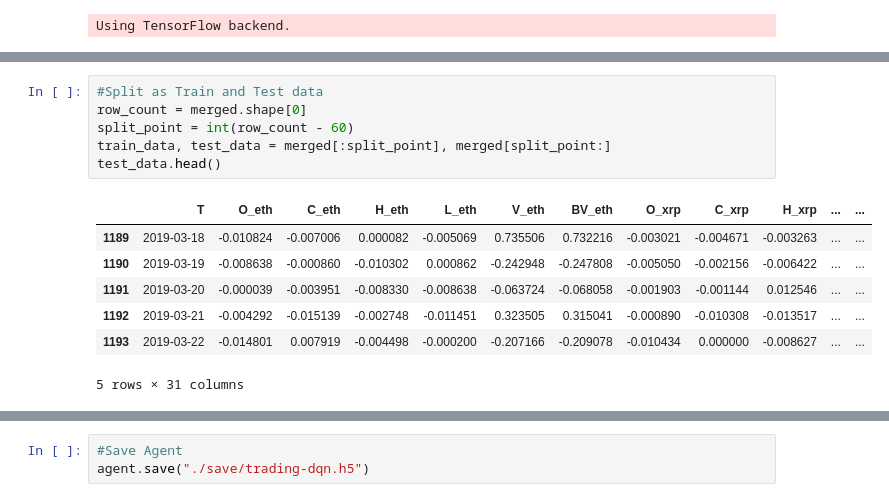
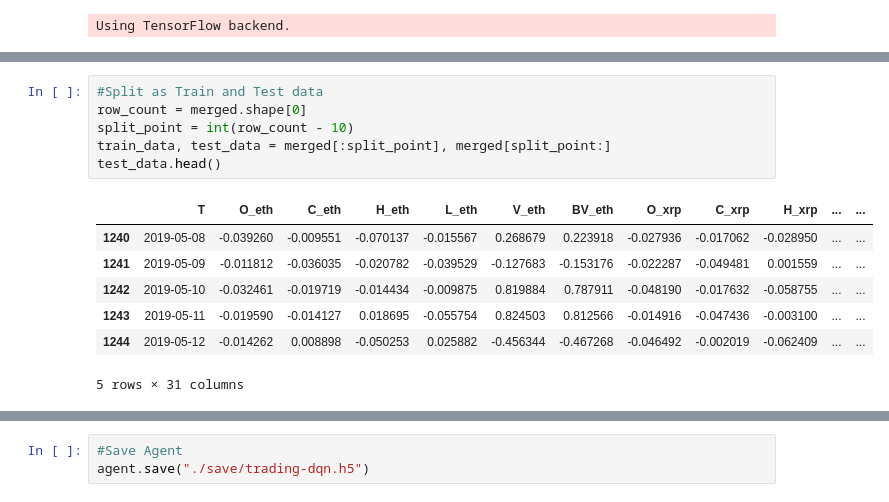
Before and after one commit to sarikayamehmet/CryptoPortfolio, a Jupyter notebook: CryptoPortfolio.ipynb, the cells around one changed output, grey strips where cells are left out. Cells and saved outputs as stored; diff of their text form.

```diff
--- a/CryptoPortfolio.ipynb
+++ b/CryptoPortfolio.ipynb
@@ -167,14 +167,14 @@ class DQNAgent:
 # %%
 #Split as Train and Test data
 row_count = merged.shape[0]
-split_point = int(row_count - 60)
+split_point = int(row_count - 10)
 train_data, test_data = merged[:split_point], merged[split_point:]
 test_data.head()
 # %% [output]
 |  | T | O_eth | C_eth | H_eth | L_eth | V_eth | BV_eth | O_xrp | C_xrp | H_xrp | ... | ... |
-| 1189 | 2019-03-18 | -0.010824 | -0.007006 | 0.000082 | -0.005069 | 0.735506 | 0.732216 | -0.003021 | -0.004671 | -0.003263 | ... | ... |
-| 1190 | 2019-03-19 | -0.008638 | -0.000860 | -0.010302 | 0.000862 | -0.242948 | -0.247808 | -0.005050 | -0.002156 | -0.006422 | ... | ... |
-| 1191 | 2019-03-20 | -0.000039 | -0.003951 | -0.008330 | -0.008638 | -0.063724 | -0.068058 | -0.001903 | -0.001144 | 0.012546 | ... | ... |
-| 1192 | 2019-03-21 | -0.004292 | -0.015139 | -0.002748 | -0.011451 | 0.323505 | 0.315041 | -0.000890 | -0.010308 | -0.013517 | ... | ... |
-| 1193 | 2019-03-22 | -0.014801 | 0.007919 | -0.004498 | -0.000200 | -0.207166 | -0.209078 | -0.010434 | 0.000000 | -0.008627 | ... | ... |
+| 1240 | 2019-05-08 | -0.039260 | -0.009551 | -0.070137 | -0.015567 | 0.268679 | 0.223918 | -0.027936 | -0.017062 | -0.028950 | ... | ... |
+| 1241 | 2019-05-09 | -0.011812 | -0.036035 | -0.020782 | -0.039529 | -0.127683 | -0.153176 | -0.022287 | -0.049481 | 0.001559 | ... | ... |
+| 1242 | 2019-05-10 | -0.032461 | -0.019719 | -0.014434 | -0.009875 | 0.819884 | 0.787911 | -0.048190 | -0.017632 | -0.058755 | ... | ... |
+| 1243 | 2019-05-11 | -0.019590 | -0.014127 | 0.018695 | -0.055754 | 0.824503 | 0.812566 | -0.014916 | -0.047436 | -0.003100 | ... | ... |
+| 1244 | 2019-05-12 | -0.014262 | 0.008898 | -0.050253 | 0.025882 | -0.456344 | -0.467268 | -0.046492 | -0.002019 | -0.062409 | ... | ... |
 5 rows × 31 columns
```
Also changed, not shown: parts of 9 cells of this notebook, 3 other files.
